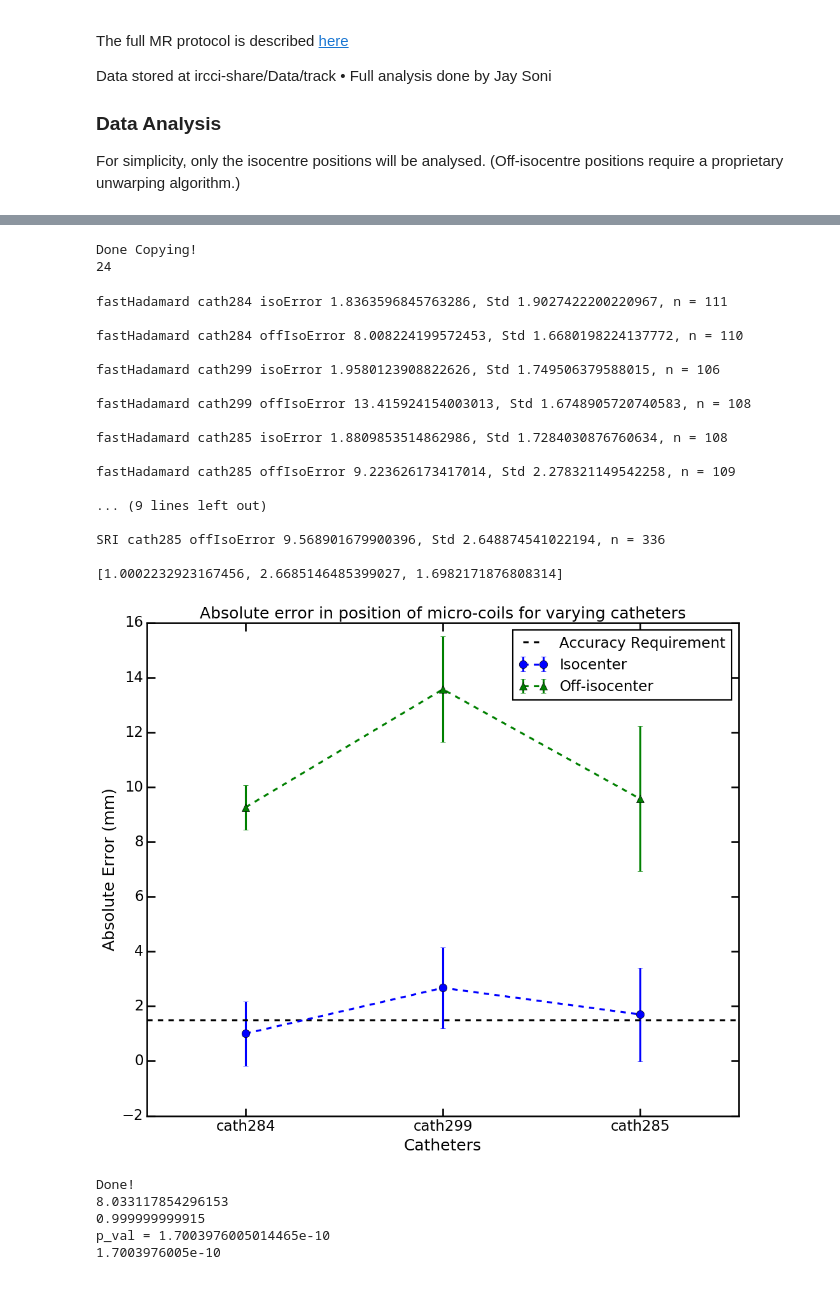
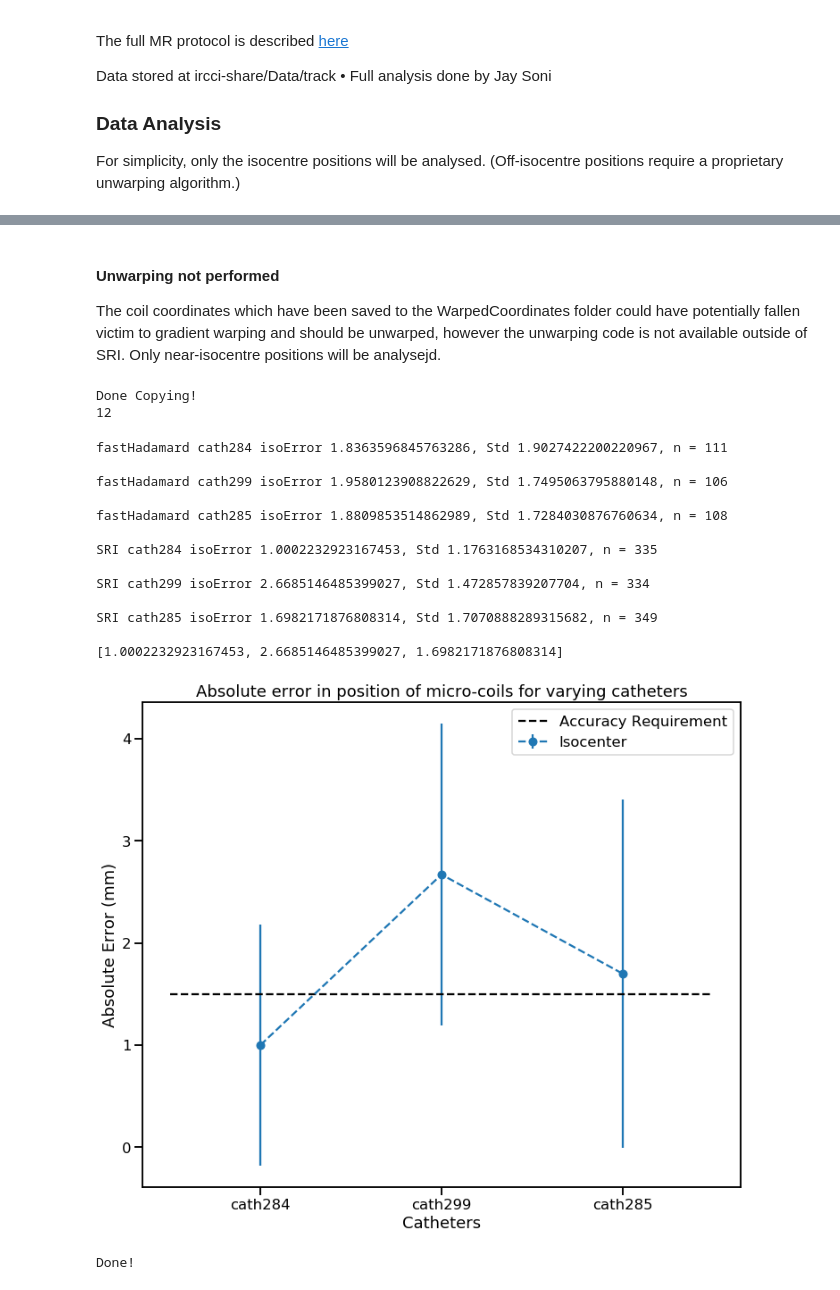
Before and after one commit to labonny/catheterTrack, a Jupyter notebook: trackTest-18Apr2019.ipynb, the cells around one changed output, grey strips where cells are left out. Saved outputs shown, nothing was run; the diff lists cells and outputs as text; code cells hidden in the pictures.

Commit message:
Only looking at iso-centre position
Only the near-isocentre position recordings are processed.

```diff
--- a/trackTest-18Apr2019.ipynb
+++ b/trackTest-18Apr2019.ipynb
@@ -34,7 +34,7 @@ experiment_path = "trackTest-18Apr2019/"
 ## experiment_path = "/volumes/ircci-share/data/trackTest-18Apr2019/"
 
 catheters = ["cath284", "cath299", "cath285"]
-positions = ["iso", "offIso"]
+positions = ["iso"]
 sequences = ["fastHadamard", "SRI"]
 coil_label_patternSRI = ["cathcoil4", "cathcoil5"]
 coil_label_patternFH = ["cathHVC4", "cathHVC5"]
@@ -210,3 +189,7 @@ For additional help, speak with Bonny!
+# %% [markdown]
+#### Unwarping not performed
+
+The coil coordinates which have been saved to the WarpedCoordinates folder could have potentially fallen victim to gradient warping and should be unwarped, however the unwarping code is not available outside of SRI. Only near-isocentre positions will be analysejd.
 # %%
 ## This bit of code copys the unwarped coordinates for each coil and places them in the correct folder so they can be easily
 ## accessed for future use.
@@ -217,9 +200,9 @@ for seq in sequences:
         for pos in positions:
             if (seq == "SRI"):
                 path = experiment_path + seq + "/" + cath + "/" + 'SRI_Catheter_Tracking-' + pos + "/"
-                path_unwarped = experiment_path + "UnwarpedCoordinates/"
+                path_warped = experiment_path + "WarpedCoordinates/"
 
-                files = glob.glob(path_unwarped + "warpedcoordsCentAlg1-" + seq + "-" + cath + "-" + pos + "-cathcoil*-unwarped.txt")
+                files = glob.glob(path_warped + "warpedcoordsCentAlg1-" + seq + "-" + cath + "-" + pos + "-cathcoil*.txt")
 
                 for file in files:
                     name = (file.split("/"))[-1]
@@ -228,27 +211,23 @@ for seq in sequences:
 
             else:
                 path = experiment_path + seq + "/" + cath + "/" + 'fastHadamard_Tracking-' + pos + "/"
-                path_unwarped = experiment_path + "UnwarpedCoordinates/"
+                path_warped = experiment_path + "WarpedCoordinates/"
 
-                file1_name = "warpedcoordsCentAlg1-" + seq + "-" + cath + "-" + pos + "-" + "cathHVC4-unwarped.txt"
-                file2_name = "warpedcoordsCentAlg1-" + seq + "-" + cath + "-" + pos + "-" + "cathHVC5-unwarped.txt"
+                file1_name = "warpedcoordsCentAlg1-" + seq + "-" + cath + "-" + pos + "-" + "cathHVC4.txt"
+                file2_name = "warpedcoordsCentAlg1-" + seq + "-" + cath + "-" + pos + "-" + "cathHVC5.txt"
 
 
-                copyfile(path_unwarped + file1_name, path + file1_name)
-                copyfile(path_unwarped + file2_name, path + file2_name)
+                copyfile(path_warped + file1_name, path + file1_name)
+                copyfile(path_warped + file2_name, path + file2_name)
                 counter += 2
 
 print("Done Copying!")
 print(counter)
 # %% [output]
 Done Copying!
-24
+12
 # %%
 SRI_iso_error = [[], ## cath284
-                 [], ## cath299
-                 []] ## cath285
-
-SRI_off_error = [[], ## cath284
                  [], ## cath299
                  []] ## cath285
 
@@ -256,18 +235,10 @@ Fh_iso_error =  [[], ## cath284
                  [], ## cath299
                  []] ## cath285
 
-Fh_off_error =  [[], ## cath284
-                 [], ## cath299
-                 []] ## cath285
-
-Data_Array = [[Fh_iso_error, Fh_off_error], #FH
-              [SRI_iso_error, SRI_off_error]] #SRI
+Data_Array = [[Fh_iso_error], #FH
+              [SRI_iso_error]] #SRI
 
 SRI_iso =       [[], ## cath284
-                 [], ## cath299
-                 []] ## cath285
-
-SRI_off =       [[], ## cath284
                  [], ## cath299
                  []] ## cath285
 
@@ -275,12 +246,8 @@ Fh_iso =        [[], ## cath284
                  [], ## cath299
                  []] ## cath285
 
-Fh_off =        [[], ## cath284
-                 [], ## cath299
-                 []] ## cath285
-
-Data_Array2 = [[Fh_iso, Fh_off],  #FH
-               [SRI_iso, SRI_off]]   # SRI
+Data_Array2 = [[Fh_iso],  #FH
+               [SRI_iso]]   # SRI
 
 for SIndex, seq in enumerate(sequences):
     for CIndex, cath in enumerate(catheters):
@@ -345,53 +312,42 @@ for SIndex, seq in enumerate(sequences):
             Data_Array2[SIndex][PIndex][CIndex].append(Z_coord)
 
             print(seq + ' ' + cath + ' ' + pos + 'Error {}, Std {}, n = {} \n'.format(Error, Std, len(experiment_info)))
 
 
 Iso_error = [SRI_iso_error[0][0], SRI_iso_error[1][0], SRI_iso_error[2][0]]
 Iso_std = [SRI_iso_error[0][1], SRI_iso_error[1][1], SRI_iso_error[2][1]]
 
-Off_error = [SRI_off_error[0][0], SRI_off_error[1][0], SRI_off_error[2][0]]
-Off_std = [SRI_off_error[0][1], SRI_off_error[1][1], SRI_off_error[2][1]]
-
 print(Iso_error)
 hori_axis = np.array([0.5, 1.5, 2.5])
 
 plt.figure(figsize=(12,10))
 plt.title("Absolute error in position of micro-coils for varying catheters")
 plt.ylabel("Absolute Error (mm)")
 plt.xlabel("Catheters")
 plt.errorbar(hori_axis, Iso_error, yerr = Iso_std, fmt = "--o", label = 'Isocenter')
-plt.errorbar(hori_axis, Off_error, yerr = Off_std, fmt = "--^", label = 'Off-isocenter')
+#plt.errorbar(hori_axis, Off_error, yerr = Off_std, fmt = "--^", label = 'Off-isocenter')
 plt.hlines(1.5, 0, 3, linestyles='dashed', label='Accuracy Requirement')
 plt.legend()
 plt.xticks(hori_axis, catheters)
 plt.show()
 
 print('Done!')
 # %% [output]
 fastHadamard cath284 isoError 1.8363596845763286, Std 1.9027422200220967, n = 111
 
-fastHadamard cath284 offIsoError 8.008224199572453, Std 1.6680198224137772, n = 110
+fastHadamard cath299 isoError 1.9580123908822629, Std 1.7495063795880148, n = 106
 
-fastHadamard cath299 isoError 1.9580123908822626, Std 1.749506379588015, n = 106
+fastHadamard cath285 isoError 1.8809853514862989, Std 1.7284030876760634, n = 108
 
-fastHadamard cath299 offIsoError 13.415924154003013, Std 1.6748905720740583, n = 108
+SRI cath284 isoError 1.0002232923167453, Std 1.1763168534310207, n = 335
 
-fastHadamard cath285 isoError 1.8809853514862986, Std 1.7284030876760634, n = 108
+SRI cath299 isoError 2.6685146485399027, Std 1.472857839207704, n = 334
 
-fastHadamard cath285 offIsoError 9.223626173417014, Std 2.278321149542258, n = 109
+SRI cath285 isoError 1.6982171876808314, Std 1.7070888289315682, n = 349
 
-... (9 lines left out)
-
-SRI cath285 offIsoError 9.568901679900396, Std 2.648874541022194, n = 336
-
-[1.0002232923167456, 2.6685146485399027, 1.6982171876808314]
+[1.0002232923167453, 2.6685146485399027, 1.6982171876808314]
-[figure, old version]
+[figure, new version]
 Done!
-8.033117854296153
-0.999999999915
-p_val = 1.7003976005014465e-10
-1.7003976005e-10
 # %%
 ## temp copy paste to graph multiple algorithms on same chart
 
```
Also changed, not shown: parts of 3 cells of this notebook, 1 other file.
